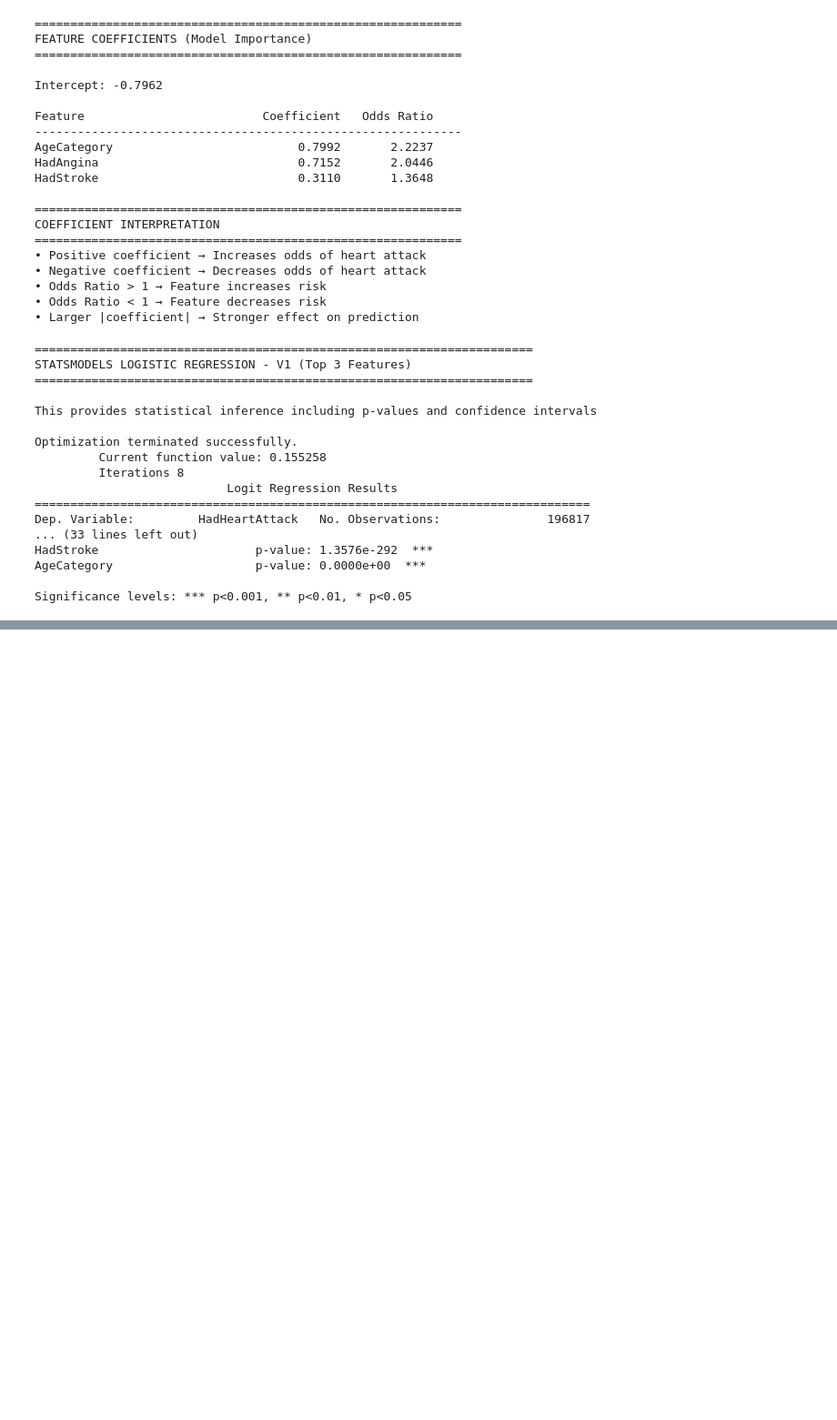
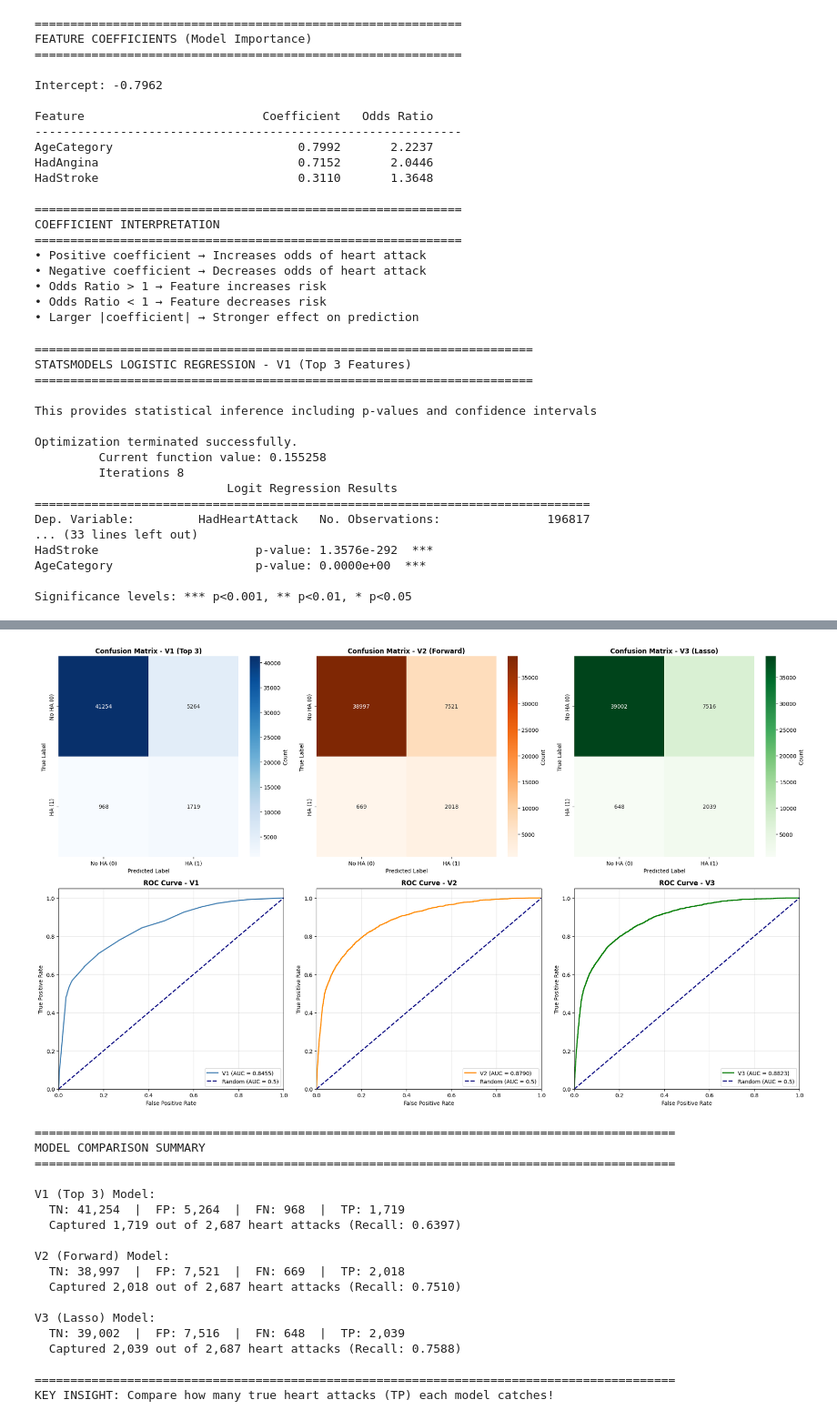
Before and after one commit to jaw039/COGS109_Indicators_of_Heart_Disease, a Jupyter notebook: jackie's Logistic model/heart_disease.ipynb, the cells around one changed output, grey strips where cells are left out. Shown at 91% size. Cells and saved outputs as stored; diff of their text form; code cells hidden in the pictures; blank space fills up the shorter version.

```diff
--- a/jackie's Logistic model/heart_disease.ipynb
+++ b/jackie's Logistic model/heart_disease.ipynb
@@ -1000,0 +1891,79 @@ Significance levels: *** p<0.001, ** p<0.01, * p<0.05
+# %%
+# Visual Comparison: V1 vs V2 vs V3 - All Models Side-by-Side
+fig, axes = plt.subplots(2, 3, figsize=(20, 12))
+
+# Row 1: Confusion Matrices
+models_cm = [
+    ('V1 (Top 3)', confusion_matrix(y_test, y_pred_v1), 'Blues'),
+    ('V2 (Forward)', confusion_matrix(y_test, y_pred_v2), 'Oranges'),
+    ('V3 (Lasso)', confusion_matrix(y_test, y_pred_v3), 'Greens')
+]
+
+for idx, (model_name, cm, cmap) in enumerate(models_cm):
+    sns.heatmap(cm, annot=True, fmt='d', cmap=cmap, ax=axes[0, idx],
+                xticklabels=['No HA (0)', 'HA (1)'],
+                yticklabels=['No HA (0)', 'HA (1)'],
+                cbar_kws={'label': 'Count'})
+    axes[0, idx].set_title(f'Confusion Matrix - {model_name}', fontsize=12, fontweight='bold')
+    axes[0, idx].set_ylabel('True Label', fontsize=10)
+    axes[0, idx].set_xlabel('Predicted Label', fontsize=10)
+
+# Row 2: ROC Curves
+models_roc = [
+    ('V1', y_pred_proba_v1, 'steelblue'),
+    ('V2', y_proba_v2, 'darkorange'),
+    ('V3', y_proba_v3, 'green')
+]
+
+for idx, (model_name, y_proba, color) in enumerate(models_roc):
+    fpr, tpr, _ = roc_curve(y_test, y_proba)
+    roc_auc = auc(fpr, tpr)
+
+    axes[1, idx].plot(fpr, tpr, color=color, lw=2,
+                     label=f'{model_name} (AUC = {roc_auc:.4f})')
+    axes[1, idx].plot([0, 1], [0, 1], color='navy', lw=2, linestyle='--',
+                     label='Random (AUC = 0.5)')
+    axes[1, idx].set_xlim([0.0, 1.0])
+    axes[1, idx].set_ylim([0.0, 1.05])
+    axes[1, idx].set_xlabel('False Positive Rate', fontsize=10)
+    axes[1, idx].set_ylabel('True Positive Rate', fontsize=10)
+    axes[1, idx].set_title(f'ROC Curve - {model_name}', fontsize=12, fontweight='bold')
+    axes[1, idx].legend(loc="lower right")
+    axes[1, idx].grid(alpha=0.3)
+
+plt.tight_layout()
+plt.show()
+
+# Print summary statistics
+print("="*90)
+print("MODEL COMPARISON SUMMARY")
+print("="*90)
+for idx, (model_name, cm, _) in enumerate(models_cm):
+    print(f"\n{model_name} Model:")
+    print(f"  TN: {cm[0, 0]:,}  |  FP: {cm[0, 1]:,}  |  FN: {cm[1, 0]:,}  |  TP: {cm[1, 1]:,}")
+    recall = cm[1, 1] / (cm[1, 0] + cm[1, 1])
+    precision = cm[1, 1] / (cm[0, 1] + cm[1, 1]) if (cm[0, 1] + cm[1, 1]) > 0 else 0
+    print(f"  Captured {cm[1, 1]:,} out of {cm[1, 0] + cm[1, 1]:,} heart attacks (Recall: {recall:.4f})")
+
+print(f"\n{'='*90}")
+print("KEY INSIGHT: Compare how many true heart attacks (TP) each model catches!")
+# %% [output]
+[figure, added]
+==========================================================================================
+MODEL COMPARISON SUMMARY
+==========================================================================================
+
+V1 (Top 3) Model:
+  TN: 41,254  |  FP: 5,264  |  FN: 968  |  TP: 1,719
+  Captured 1,719 out of 2,687 heart attacks (Recall: 0.6397)
+
+V2 (Forward) Model:
+  TN: 38,997  |  FP: 7,521  |  FN: 669  |  TP: 2,018
+  Captured 2,018 out of 2,687 heart attacks (Recall: 0.7510)
+
+V3 (Lasso) Model:
+  TN: 39,002  |  FP: 7,516  |  FN: 648  |  TP: 2,039
+  Captured 2,039 out of 2,687 heart attacks (Recall: 0.7588)
+
+==========================================================================================
+KEY INSIGHT: Compare how many true heart attacks (TP) each model catches!
```
Also changed, not shown: parts of 19 cells of this notebook, 2 other files.
